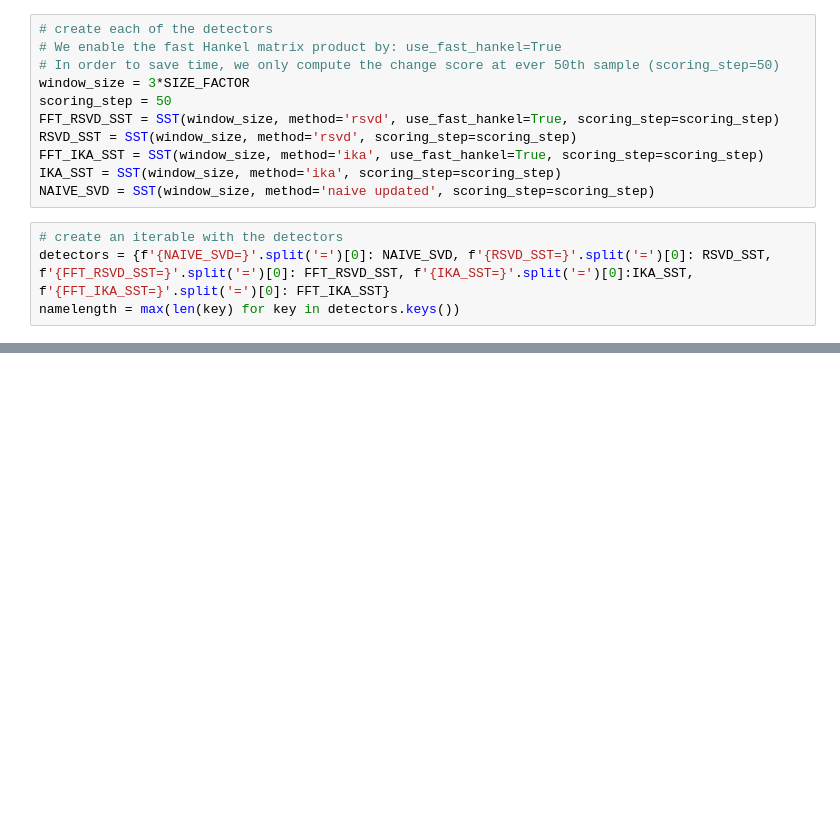
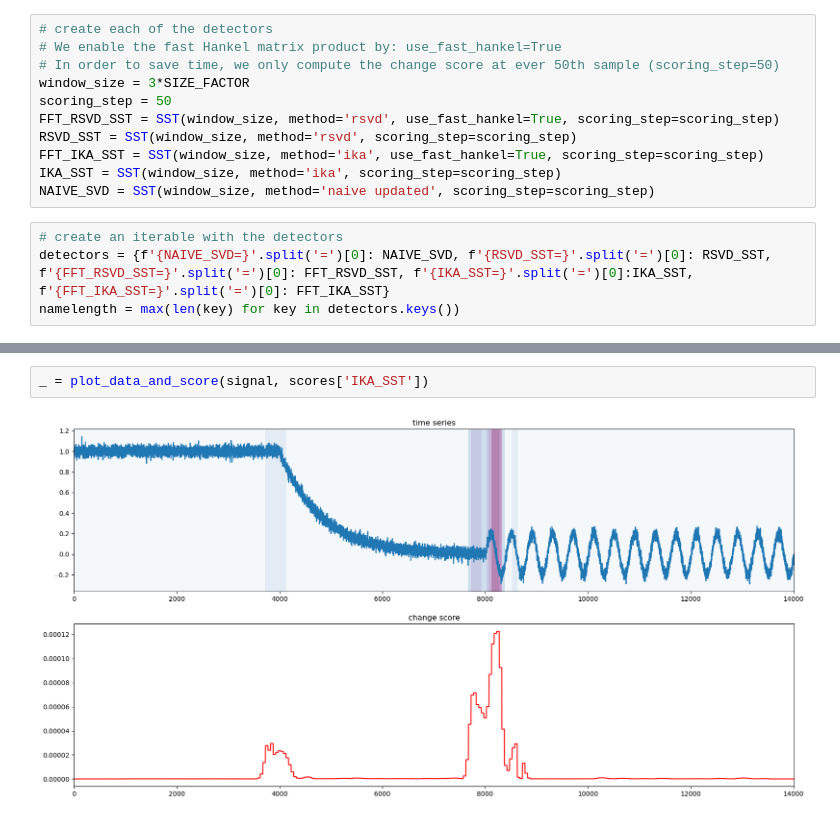
Before and after one commit to Lucew/approximate_hankel, a Jupyter notebook: MinimalExample.ipynb, the cells around one changed output, grey strips where cells are left out. Saved outputs shown, nothing was run; the diff lists cells and outputs as text; blank space fills up the shorter version.

```diff
--- a/MinimalExample.ipynb
+++ b/MinimalExample.ipynb
@@ -104,0 +138,4 @@ Mean absolute error to naive SST: 1.519E-05
+# %%
+_ = plot_data_and_score(signal, scores['IKA_SST'])
+# %% [output]
+[figure, added]
```
Also changed, not shown: parts of 9 cells of this notebook.
